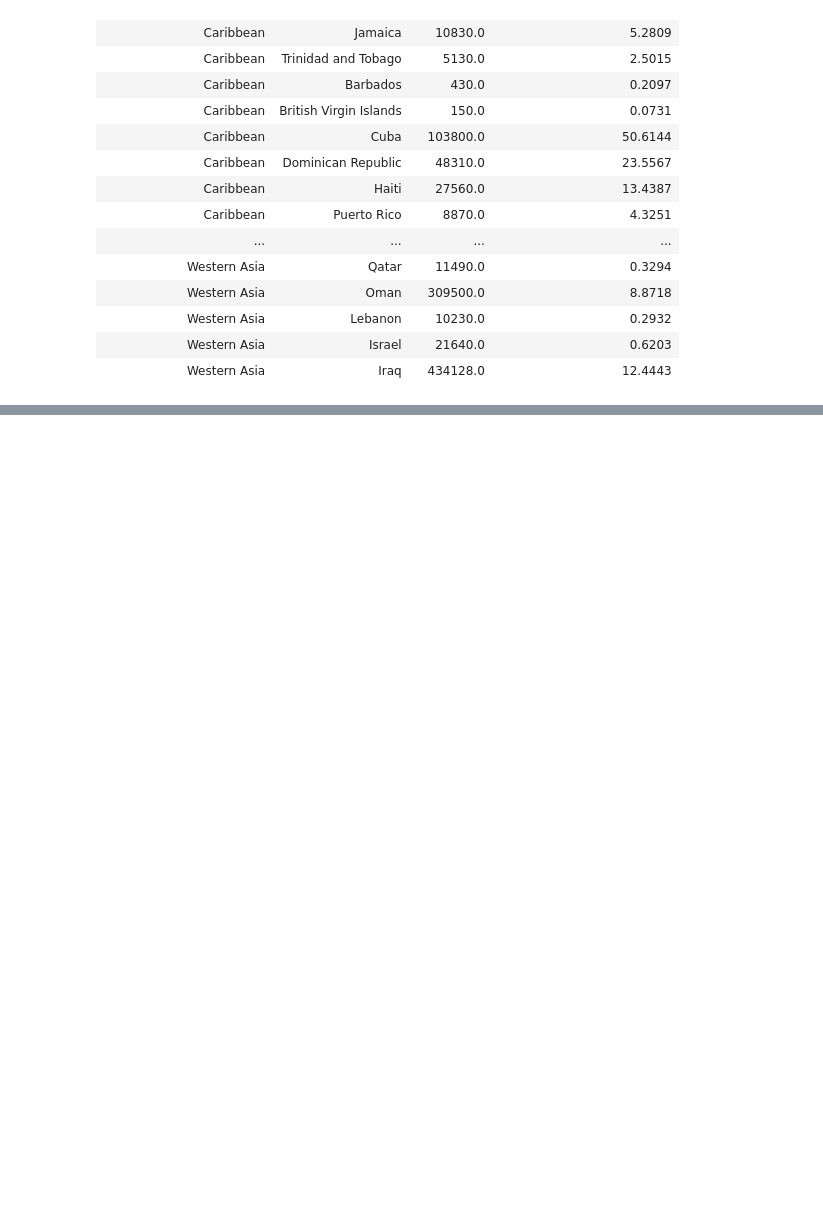
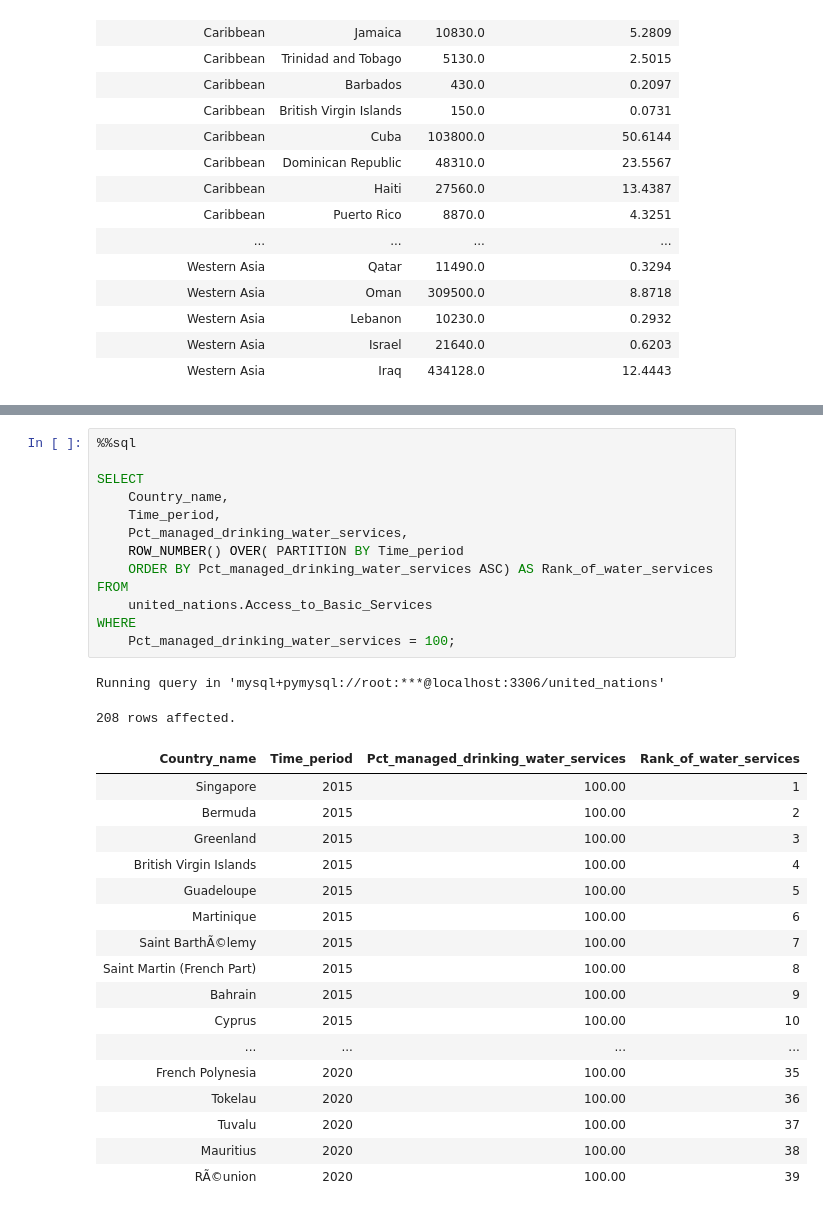
Before and after one commit to kxrrym03/ALX-Exercises, a Jupyter notebook: ALX United Nations.ipynb, the cells around one changed output, grey strips where cells are left out. Saved outputs shown, nothing was run; the diff lists cells and outputs as text; blank space fills up the shorter version.

```diff
--- a/ALX United Nations.ipynb
+++ b/ALX United Nations.ipynb
@@ -661,0 +695,33 @@ Running query in 'mysql+pymysql://root:***@localhost:3306/united_nations'
+# %%
+%%sql
+
+SELECT
+    Country_name,
+    Time_period,
+    Pct_managed_drinking_water_services,
+    ROW_NUMBER() OVER( PARTITION BY Time_period
+    ORDER BY Pct_managed_drinking_water_services ASC) AS Rank_of_water_services
+FROM
+    united_nations.Access_to_Basic_Services
+WHERE
+    Pct_managed_drinking_water_services = 100;
+# %% [output]
+Running query in 'mysql+pymysql://root:***@localhost:3306/united_nations'
+208 rows affected.
+| Country_name | Time_period | Pct_managed_drinking_water_services | Rank_of_water_services |
+| Singapore | 2015 | 100.00 | 1 |
+| Bermuda | 2015 | 100.00 | 2 |
+| Greenland | 2015 | 100.00 | 3 |
+| British Virgin Islands | 2015 | 100.00 | 4 |
+| Guadeloupe | 2015 | 100.00 | 5 |
+| Martinique | 2015 | 100.00 | 6 |
+| Saint BarthÃ©lemy | 2015 | 100.00 | 7 |
+| Saint Martin (French Part) | 2015 | 100.00 | 8 |
+| Bahrain | 2015 | 100.00 | 9 |
+| Cyprus | 2015 | 100.00 | 10 |
+| ... | ... | ... | ... |
+| French Polynesia | 2020 | 100.00 | 35 |
+| Tokelau | 2020 | 100.00 | 36 |
+| Tuvalu | 2020 | 100.00 | 37 |
+| Mauritius | 2020 | 100.00 | 38 |
+| RÃ©union | 2020 | 100.00 | 39 |
```
Also changed, not shown: parts of 3 cells of this notebook.
